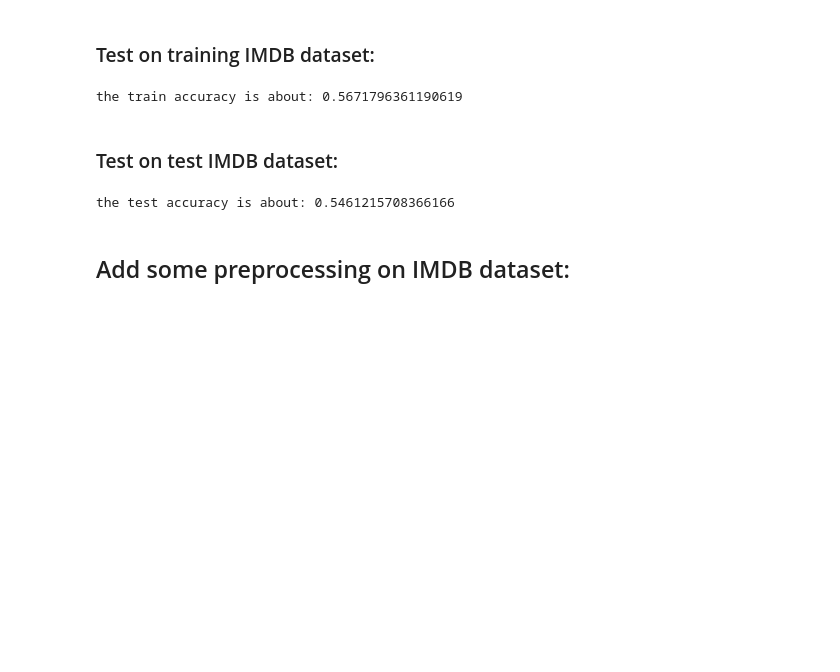
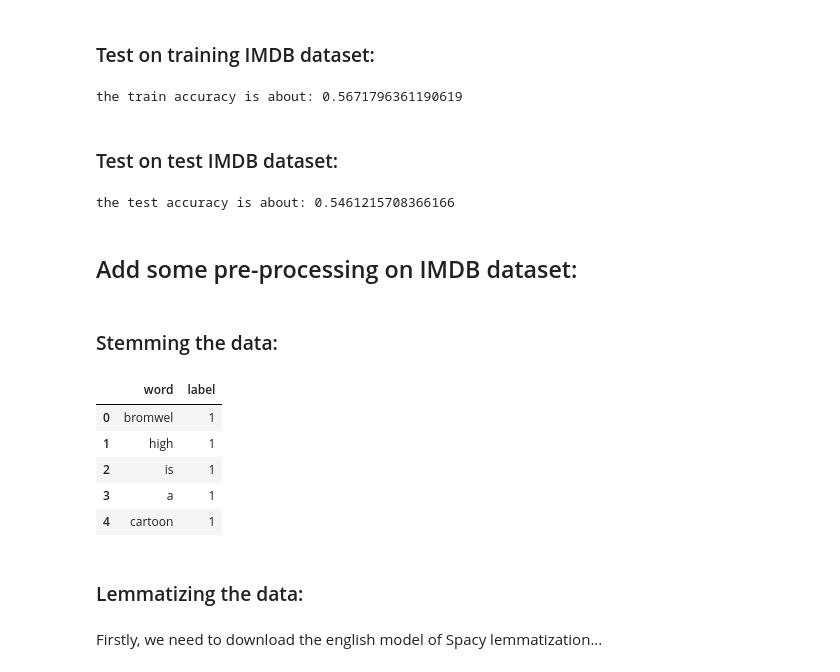
Before and after one commit to cloud441/NLPSentimentDetection, a Jupyter notebook: NaiveBayes/naive_bayes.ipynb, the cells around one changed output. Drawn from its saved outputs; the diff is of its cells as text; code cells hidden in the pictures; blank space fills up the shorter version.

Commit message:
[BAYES]: Add pre-processing strategies

```diff
--- a/NaiveBayes/naive_bayes.ipynb
+++ b/NaiveBayes/naive_bayes.ipynb
@@ -190,4 +195,24 @@ print(f"the test accuracy is about: {not_preprocessing_test_accuracy}")
 # %% [output]
 the test accuracy is about: 0.5461215708366166
 # %% [markdown]
-## Add some preprocessing on IMDB dataset:
+## Add some pre-processing on IMDB dataset:
+# %% [markdown]
+### Stemming the data:
+# %%
+re_word = re.compile(r"^\w+$")
+stemmer = SnowballStemmer("english")
+
+stem_word: Callable[[str], str] = lambda w : stemmer.stem(w.lower()) if re_word.match(w) else w
+# %%
+stemmed_train_dataset = train_dataset.copy()
+stemmed_train_dataset['word'] = stemmed_train_dataset['word'].map(stem_word)
+
+# Let's see what stemming does:
+stemmed_train_dataset.head()
+# %% [output]
+|  | word | label |
+| 0 | bromwel | 1 |
+| 1 | high | 1 |
+| 2 | is | 1 |
+| 3 | a | 1 |
+| 4 | cartoon | 1 |
@@ -193,0 +224,4 @@ the test accuracy is about: 0.5461215708366166
+# %% [markdown]
+### Lemmatizing the data:
+# %% [markdown]
+Firstly, we need to download the english model of Spacy lemmatization...
```
Also changed, not shown: parts of 22 cells of this notebook.
